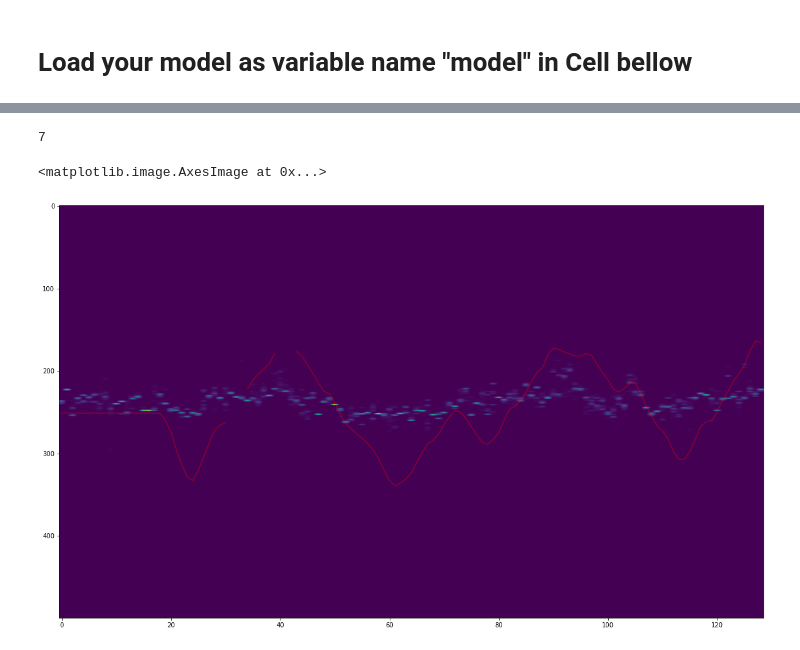
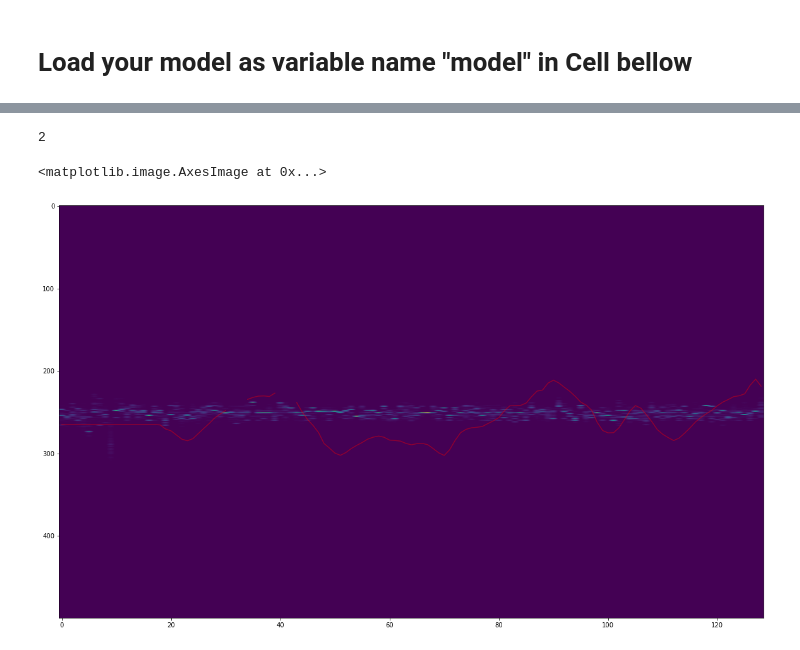
Before and after one commit to Etomer/lightning_timeshift_ML, a Jupyter notebook: scripts/evaluate_model_real_data.ipynb, the cells around one changed output, grey strips where cells are left out. Drawn from its saved outputs; the diff is of its cells as text; code cells hidden in the pictures.

```diff
--- a/scripts/evaluate_model_real_data.ipynb
+++ b/scripts/evaluate_model_real_data.ipynb
@@ -87,5 +89,8 @@ for mic1 in range(12):
 # Load your model as variable name "model" in Cell bellow
 # %%
 from src.cnn_model import cnn_model
+from src.cnn_model_v2 import cnn_model_v2
 
-model = cnn_model.load_from_checkpoint("lightning_logs/d4owgr31/checkpoints/epoch=999-step=76000.ckpt", scale_model_width=2, map_location=torch.device("cpu") )
+#model = cnn_model.load_from_checkpoint("checkpoints/epoch=2449-step=19600.ckpt", scale_model_width=2, map_location=torch.device("cpu") )
+model = cnn_model_v2.load_from_checkpoint("checkpoints/epoch=2949-step=23600.ckpt", map_location=torch.device("cpu"), scale_model_width=2, n_blocks=4, block_width=2000)
+model.eval
@@ -142,25 +167,25 @@ for i in range(len(plots)):
 # %%
 #pair_i = 12
 m1 = 0
-m2 = 8
+m2 = 3
 pair_i = 0
 fin = False
 for i in range(12):
     if fin:
         break
     for j in range(i+1,12):
         if i == m1 and j == m2:
             fin = True
             break
         pair_i += 1
 print(pair_i)
 X = torch.tensor(pairs[pair_i],dtype=torch.float)
 pred = model(X)
 plt.figure(figsize=(20,12))
 plt.plot(torch.tensor(pairs_gt[pair_i]*16000/343)/2 + 249,'r-', alpha=0.4)
 #plt.imshow((pred.softmax(dim=1).detach().cpu() + 0.001).log().T, aspect='auto')
 plt.imshow(pred.softmax(dim=1).detach().cpu().T, aspect='auto')
 # %% [output]
-7
+2
 <matplotlib.image.AxesImage at 0x...>
-[figure, old version]
+[figure, new version]
```
Also changed, not shown: parts of 5 cells of this notebook, 6 other files.
